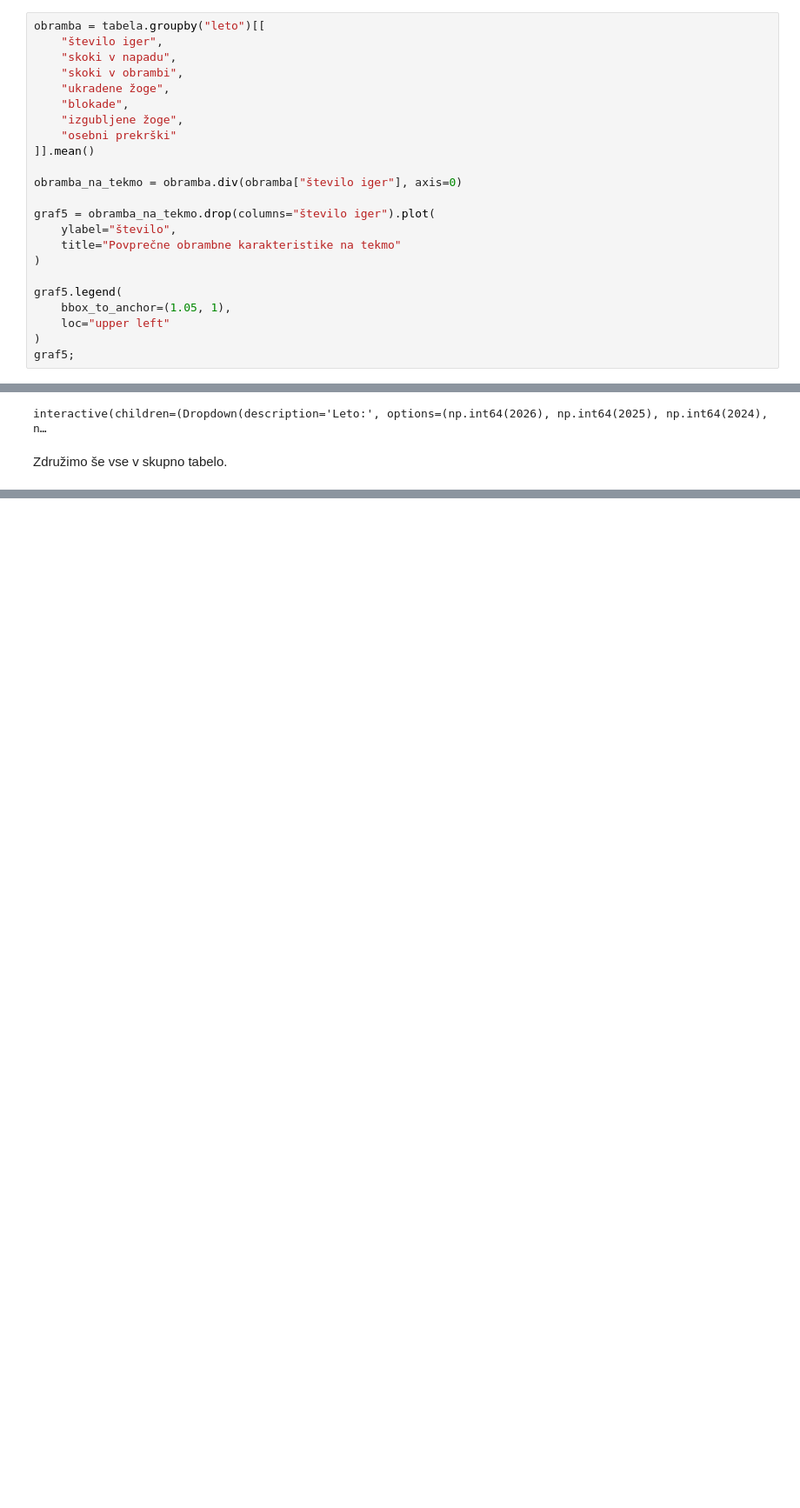
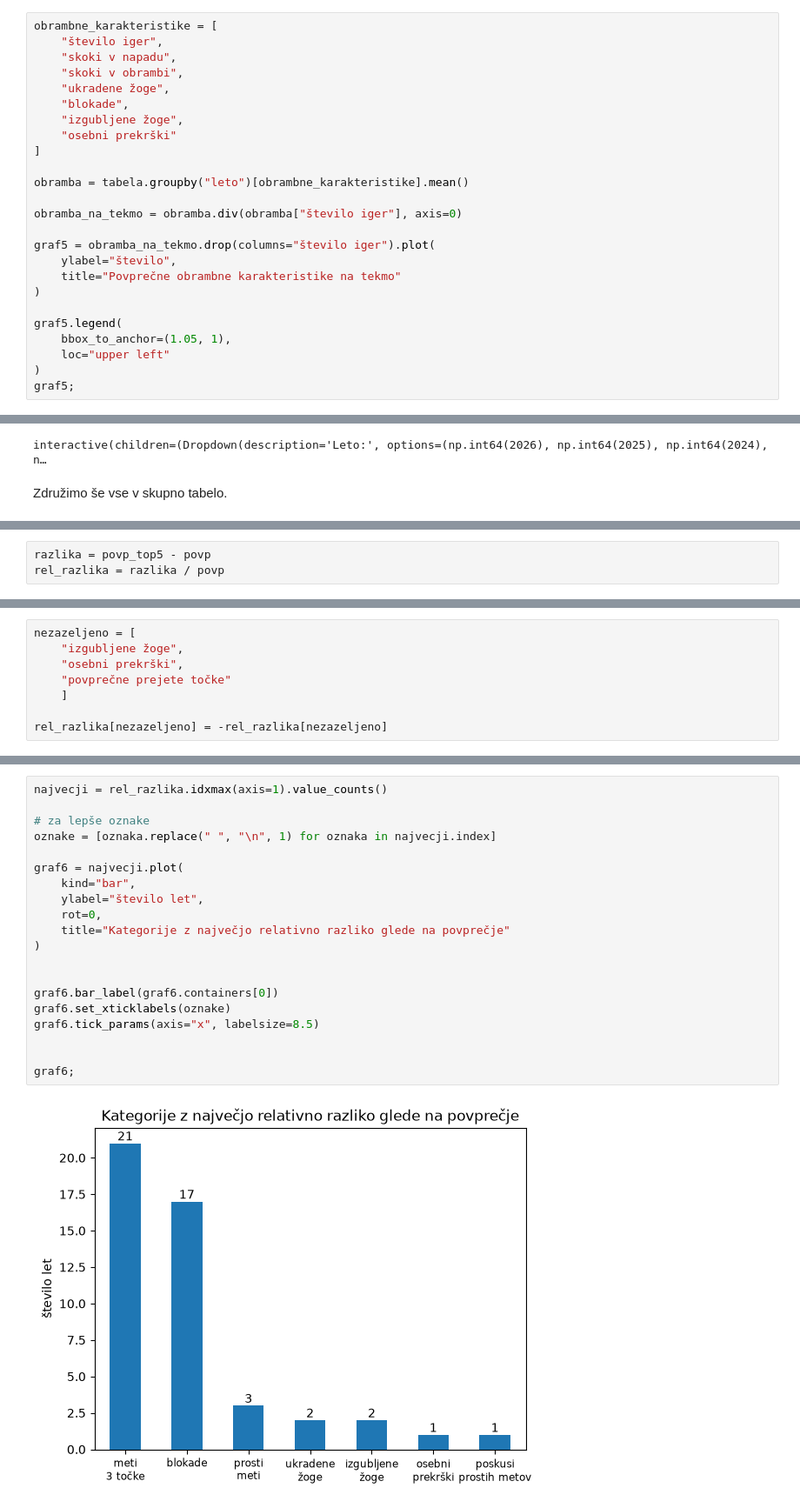
Before and after one commit to Benjamin-Rajer/UVP_projektna_naloga, a Jupyter notebook: analiza_podatkov.ipynb, the cells around one changed output, grey strips where cells are left out. Shown at 87% size. Drawn from its saved outputs; the diff is of its cells as text; blank space fills up the shorter version.

```diff
--- a/analiza_podatkov.ipynb
+++ b/analiza_podatkov.ipynb
@@ -235,7 +235,7 @@ Poglejmo si še obrambne karakteristike. To vključuje:
 
 Spet bomo gledali povprečje na tekmo. Vzemimo skupno tabelo in narišimo graf vseh podatkov.
 # %%
-obramba = tabela.groupby("leto")[[
+obrambne_karakteristike = [
     "število iger",
     "skoki v napadu",
     "skoki v obrambi",
@@ -243,7 +243,9 @@ obramba = tabela.groupby("leto")[[
     "blokade",
     "izgubljene žoge",
     "osebni prekrški"
-]].mean()
+]
+
+obramba = tabela.groupby("leto")[obrambne_karakteristike].mean()
 
 obramba_na_tekmo = obramba.div(obramba["število iger"], axis=0)
 
@@ -324,0 +351,3 @@ top5
+# %%
+razlika = povp_top5 - povp
+rel_razlika = razlika / povp
@@ -324,0 +356,8 @@ top5
+# %%
+nezazeljeno = [
+    "izgubljene žoge",
+    "osebni prekrški",
+    "povprečne prejete točke"
+    ]
+
+rel_razlika[nezazeljeno] = -rel_razlika[nezazeljeno]
@@ -324,0 +366,22 @@ top5
+# %%
+najvecji = rel_razlika.idxmax(axis=1).value_counts()
+
+# za lepše oznake
+oznake = [oznaka.replace(" ", "\n", 1) for oznaka in najvecji.index]
+
+graf6 = najvecji.plot(
+    kind="bar",
+    ylabel="število let",
+    rot=0,
+    title="Kategorije z največjo relativno razliko glede na povprečje"
+)
+
+
+graf6.bar_label(graf6.containers[0])
+graf6.set_xticklabels(oznake)
+graf6.tick_params(axis="x", labelsize=8.5)
+
+
+graf6;
+# %% [output]
+[figure, added]
```
Also changed, not shown: parts of 21 cells of this notebook, 3 other files.
